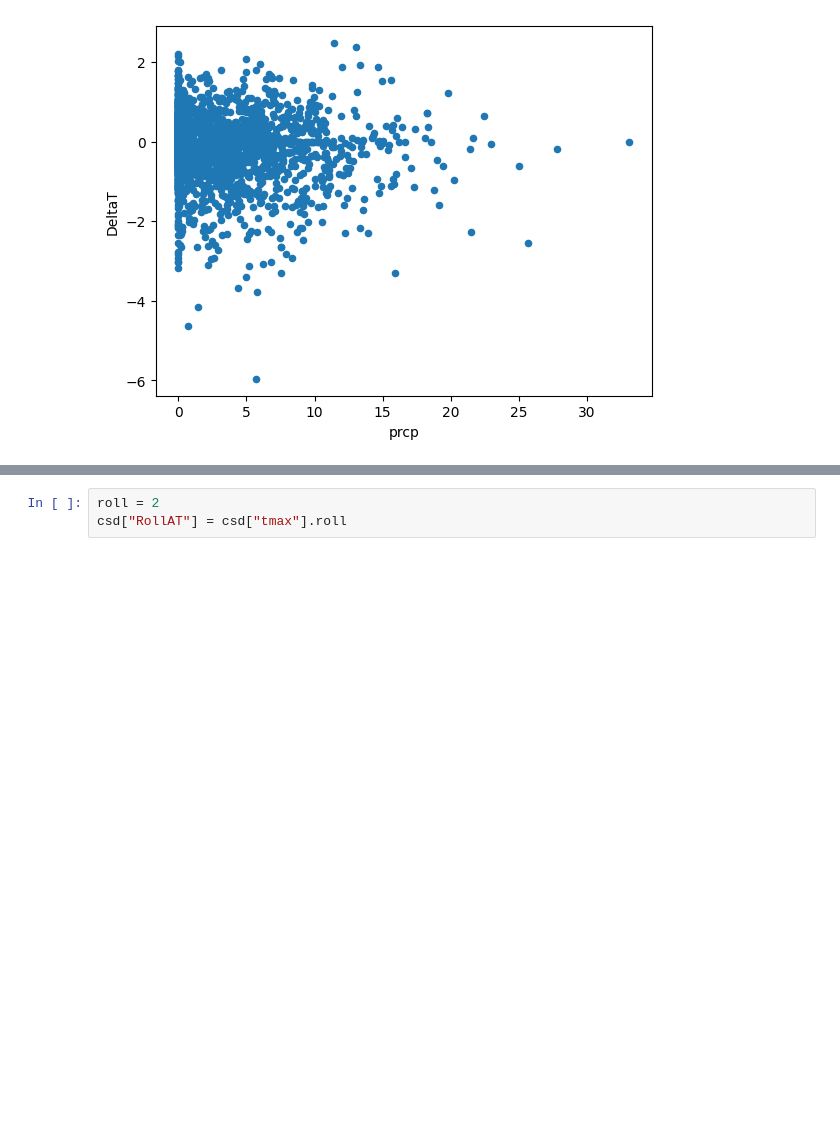
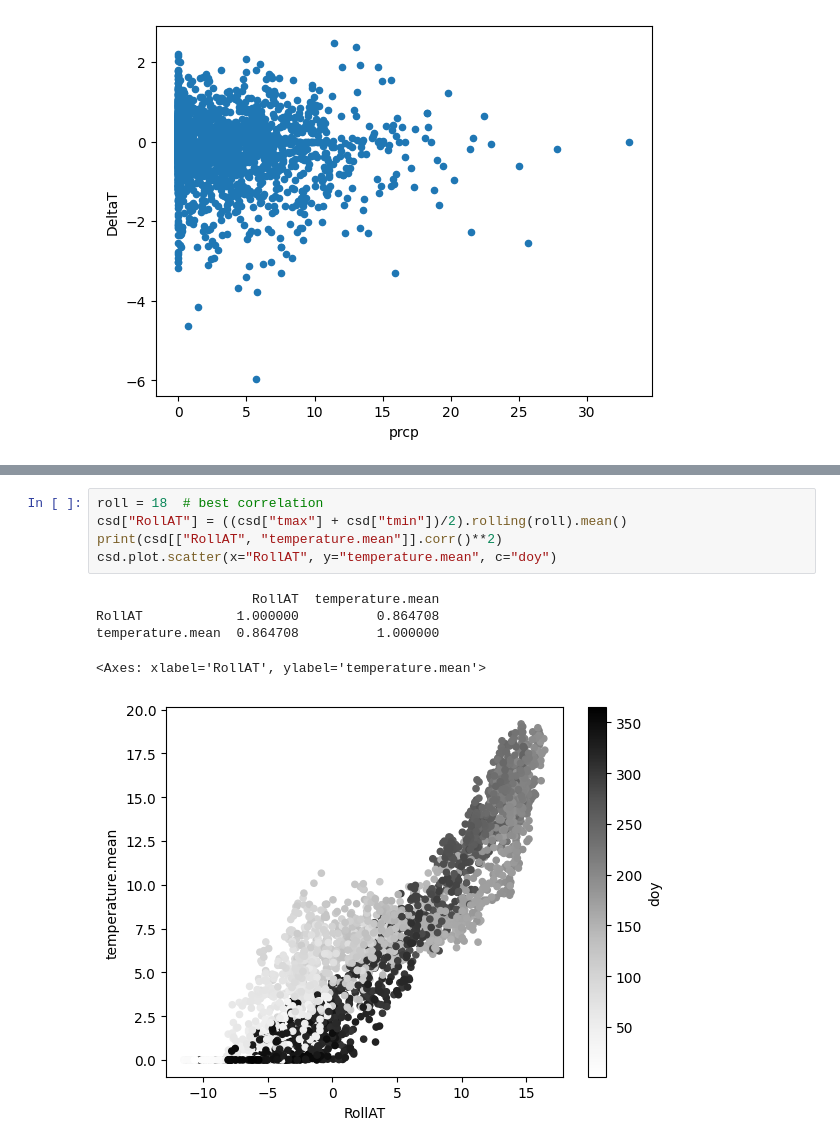
Before and after one commit to mines-ciroh/TempEst-NEWT, a Jupyter notebook: case_studies.ipynb, the cells around one changed output, grey strips where cells are left out. Drawn from its saved outputs; the diff is of its cells as text; blank space fills up the shorter version.

```diff
--- a/case_studies.ipynb
+++ b/case_studies.ipynb
@@ -87,3 +105,11 @@ csd[csd["DeltaAT"] < 0].plot.scatter(x="prcp", y="DeltaT")
 # %%
-roll = 2
-csd["RollAT"] = csd["tmax"].roll
+roll = 18  # best correlation
+csd["RollAT"] = ((csd["tmax"] + csd["tmin"])/2).rolling(roll).mean()
+print(csd[["RollAT", "temperature.mean"]].corr()**2)
+csd.plot.scatter(x="RollAT", y="temperature.mean", c="doy")
+# %% [output]
+                    RollAT  temperature.mean
+RollAT            1.000000          0.864708
+temperature.mean  0.864708          1.000000
+<Axes: xlabel='RollAT', ylabel='temperature.mean'>
+[figure, added]
```
Also changed, not shown: parts of 7 cells of this notebook.
